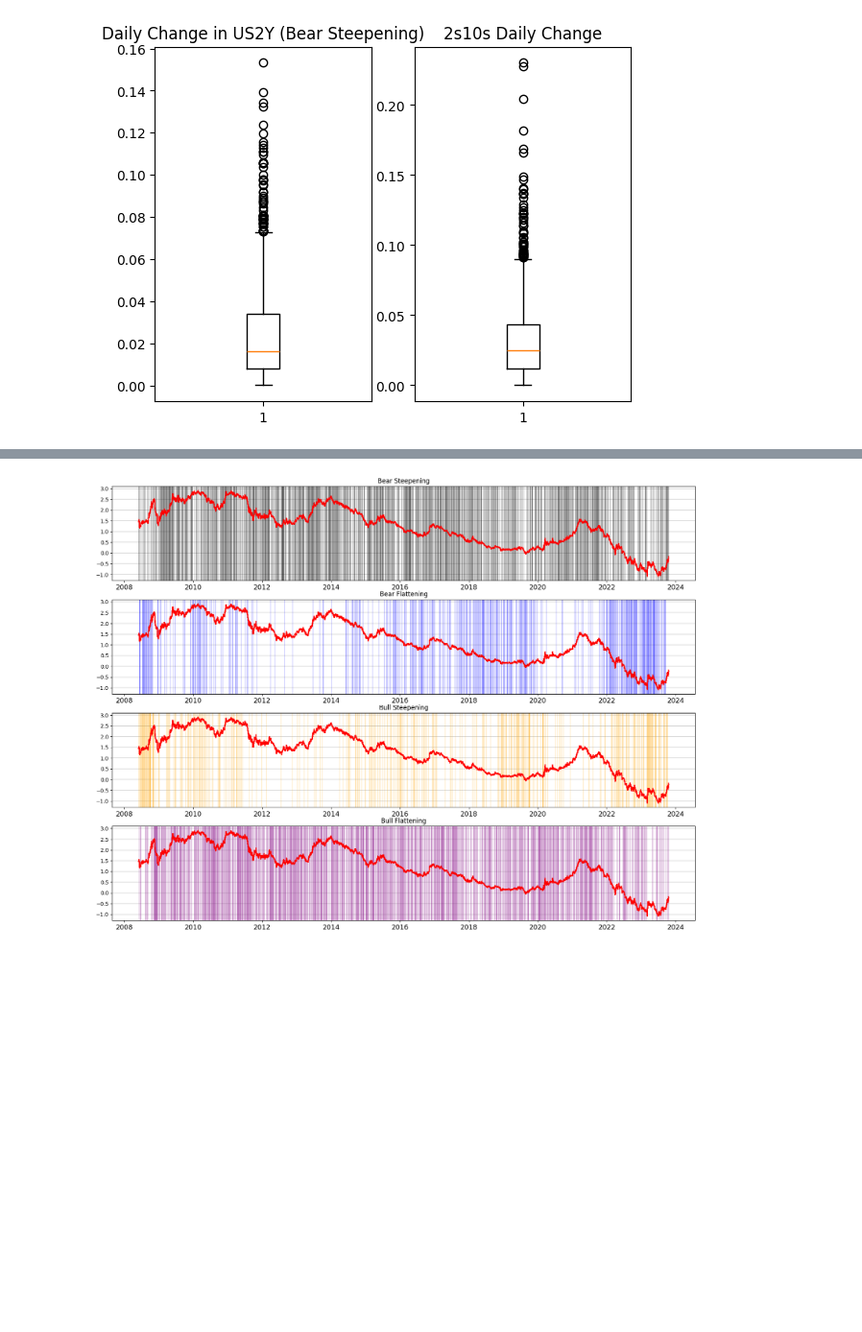
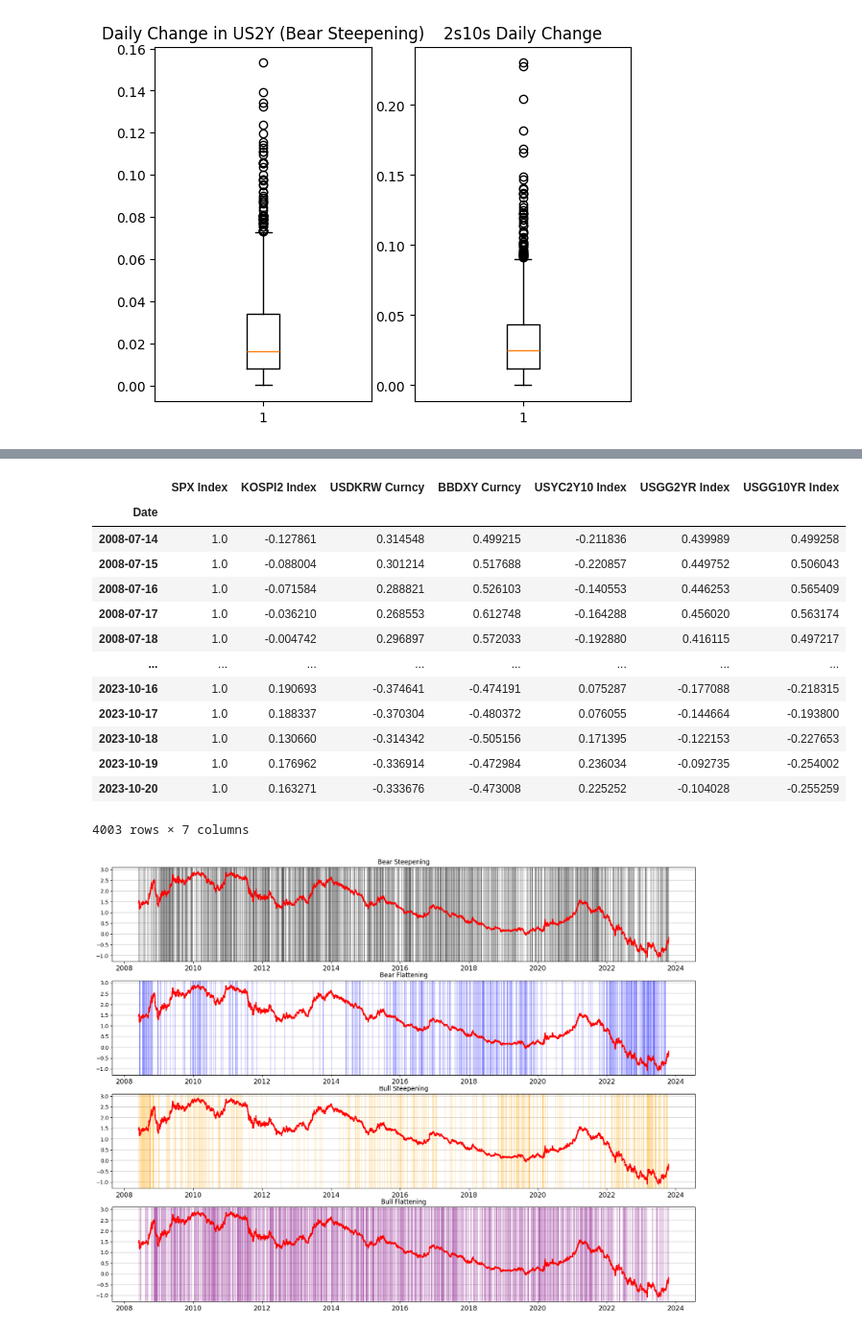
Before and after one commit to ClarenceTee93/Strategies, a Jupyter notebook: strategies.ipynb, the cells around one changed output, grey strips where cells are left out. Shown at 96% size. Cells and saved outputs as stored; diff of their text form; code cells hidden in the pictures; blank space fills up the shorter version.

```diff
--- a/strategies.ipynb
+++ b/strategies.ipynb
@@ -476,3 +487,25 @@ Text(0.5, 1.0, '2s10s Daily Change')
+# %%
+corr_analysis = df[["SPX Index", "KOSPI2 Index", "USDKRW Curncy", "BBDXY Curncy", "USYC2Y10 Index", "USGG2YR Index", "USGG10YR Index"]].copy()
+corr_analysis.fillna(method = "ffill", inplace=True)
+corr_analysis[["SPX Index", "KOSPI2 Index", "USDKRW Curncy", "BBDXY Curncy"]] = corr_analysis[["SPX Index", "KOSPI2 Index", "USDKRW Curncy", "BBDXY Curncy"]].pct_change()
+corr_analysis[["USYC2Y10 Index", "USGG2YR Index", "USGG10YR Index"]] = corr_analysis[["USYC2Y10 Index", "USGG2YR Index", "USGG10YR Index"]].pct_change()
+corr_analysis = corr_analysis.rolling(30).corr().dropna().loc[(slice(None), ["SPX Index"]), ].droplevel(1)
+corr_analysis
+# %% [output]
+|  | SPX Index | KOSPI2 Index | USDKRW Curncy | BBDXY Curncy | USYC2Y10 Index | USGG2YR Index | USGG10YR Index |
+| Date |  |  |  |  |  |  |  |
+| 2008-07-14 | 1.0 | -0.127861 | 0.314548 | 0.499215 | -0.211836 | 0.439989 | 0.499258 |
+| 2008-07-15 | 1.0 | -0.088004 | 0.301214 | 0.517688 | -0.220857 | 0.449752 | 0.506043 |
+| 2008-07-16 | 1.0 | -0.071584 | 0.288821 | 0.526103 | -0.140553 | 0.446253 | 0.565409 |
+| 2008-07-17 | 1.0 | -0.036210 | 0.268553 | 0.612748 | -0.164288 | 0.456020 | 0.563174 |
+| 2008-07-18 | 1.0 | -0.004742 | 0.296897 | 0.572033 | -0.192880 | 0.416115 | 0.497217 |
+| ... | ... | ... | ... | ... | ... | ... | ... |
+| 2023-10-16 | 1.0 | 0.190693 | -0.374641 | -0.474191 | 0.075287 | -0.177088 | -0.218315 |
+| 2023-10-17 | 1.0 | 0.188337 | -0.370304 | -0.480372 | 0.076055 | -0.144664 | -0.193800 |
+| 2023-10-18 | 1.0 | 0.130660 | -0.314342 | -0.505156 | 0.171395 | -0.122153 | -0.227653 |
+| 2023-10-19 | 1.0 | 0.176962 | -0.336914 | -0.472984 | 0.236034 | -0.092735 | -0.254002 |
+| 2023-10-20 | 1.0 | 0.163271 | -0.333676 | -0.473008 | 0.225252 | -0.104028 | -0.255259 |
+4003 rows × 7 columns
 # %%
 rates_2.index = pd.to_datetime(rates_2.index)
 fig, ax = plt.subplots(4, 1, figsize = (20, 15), sharex=True)
```
Also changed, not shown: parts of 1 cell of this notebook.
